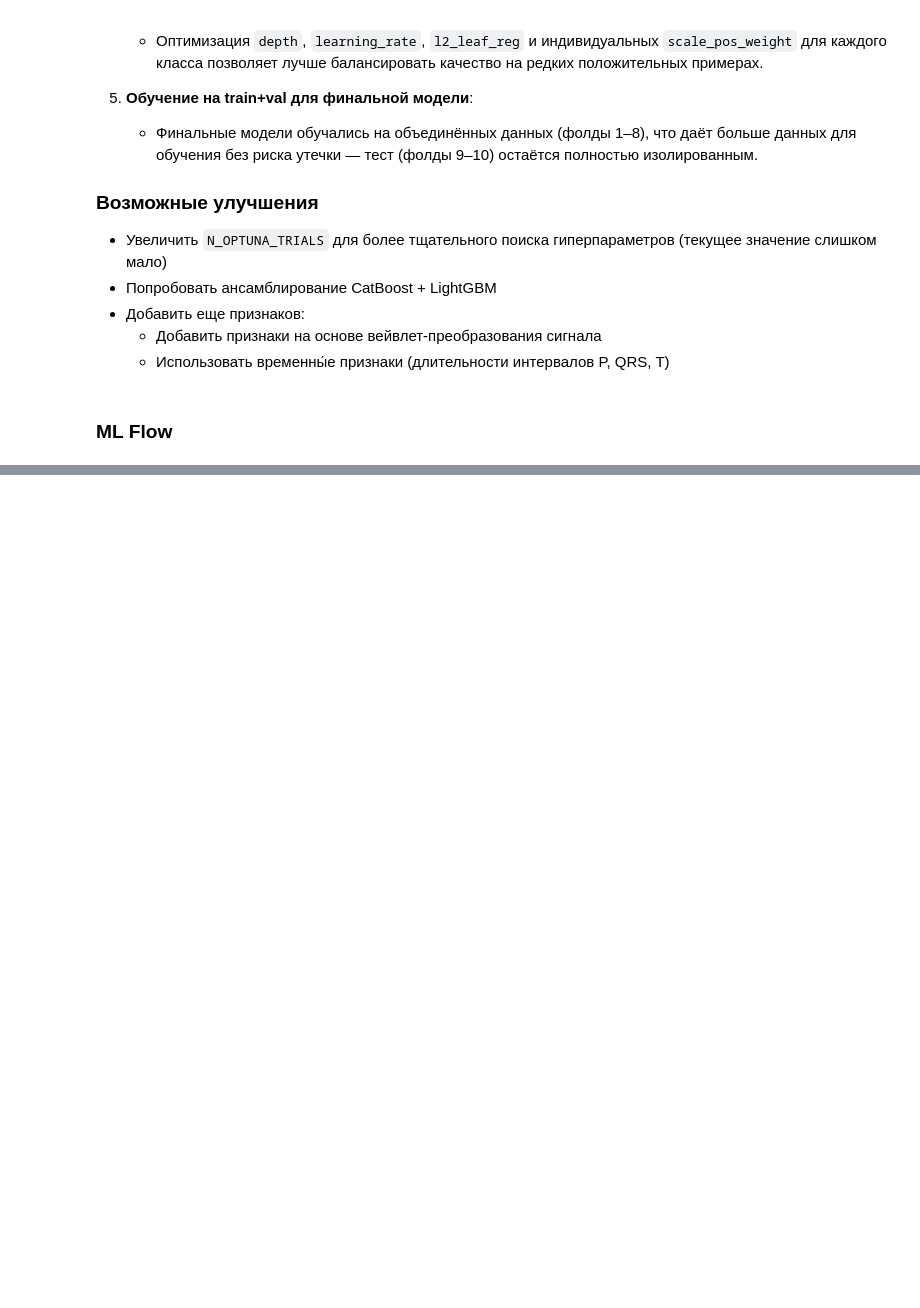
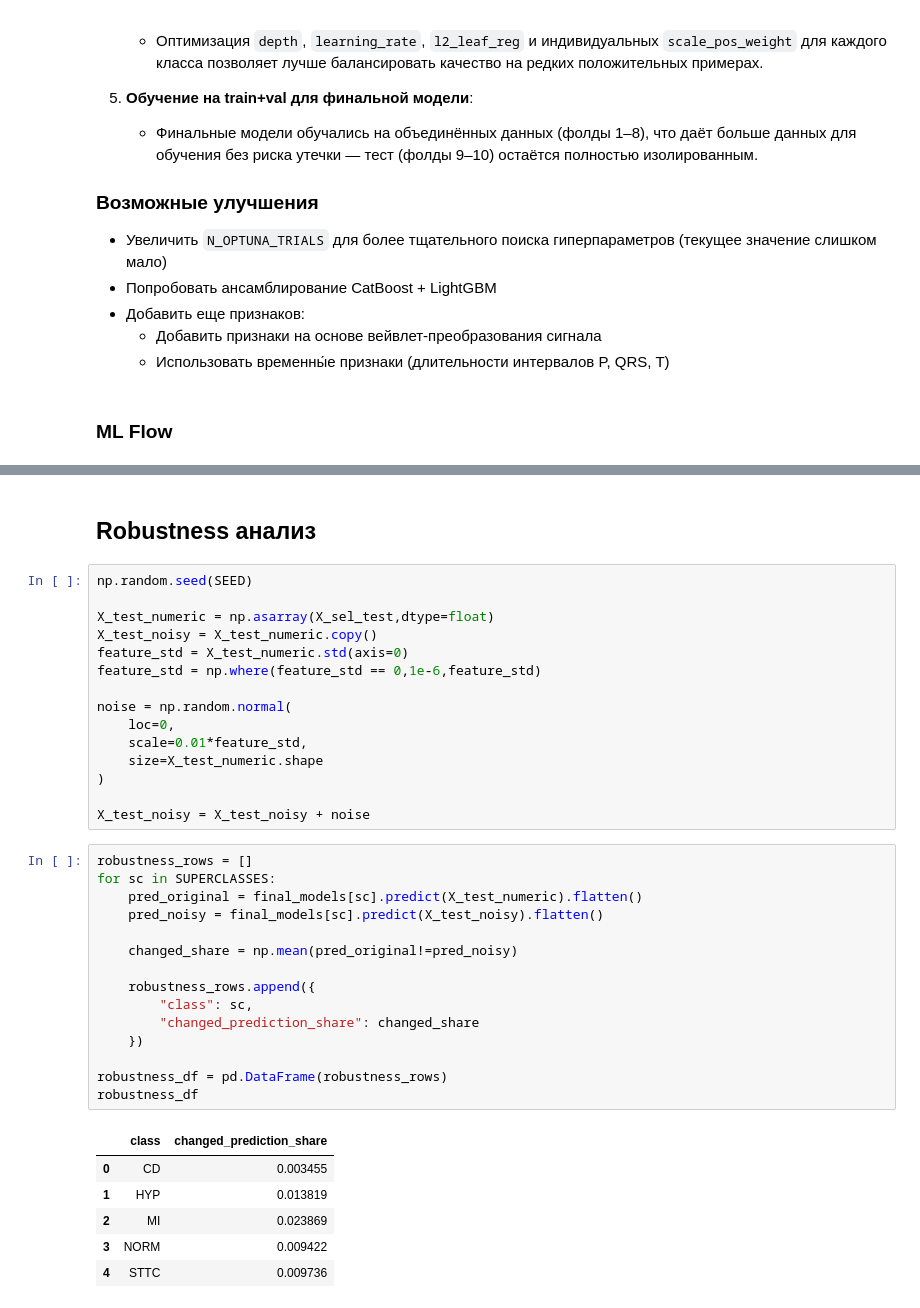
Before and after one commit to elinaail/Medical-Data-Analysis, a Jupyter notebook: ml_experiments.ipynb, the cells around one changed output, grey strips where cells are left out. Cells and saved outputs as stored; diff of their text form; blank space fills up the shorter version.

```diff
--- a/ml_experiments.ipynb
+++ b/ml_experiments.ipynb
@@ -1390,0 +1519,39 @@ with mlflow.start_run(run_name="catboost_tuned_final") as run:
+# %% [markdown]
+## Robustness анализ
+# %%
+np.random.seed(SEED)
+
+X_test_numeric = np.asarray(X_sel_test,dtype=float)
+X_test_noisy = X_test_numeric.copy()
+feature_std = X_test_numeric.std(axis=0)
+feature_std = np.where(feature_std == 0,1e-6,feature_std)
+
+noise = np.random.normal(
+    loc=0,
+    scale=0.01*feature_std,
+    size=X_test_numeric.shape
+)
+
+X_test_noisy = X_test_noisy + noise
+# %%
+robustness_rows = []
+for sc in SUPERCLASSES:
+    pred_original = final_models[sc].predict(X_test_numeric).flatten()
+    pred_noisy = final_models[sc].predict(X_test_noisy).flatten()
+
+    changed_share = np.mean(pred_original!=pred_noisy)
+
+    robustness_rows.append({
+        "class": sc,
+        "changed_prediction_share": changed_share
+    })
+
+robustness_df = pd.DataFrame(robustness_rows)
+robustness_df
+# %% [output]
+|  | class | changed_prediction_share |
+| 0 | CD | 0.003455 |
+| 1 | HYP | 0.013819 |
+| 2 | MI | 0.023869 |
+| 3 | NORM | 0.009422 |
+| 4 | STTC | 0.009736 |
```
Also changed, not shown: parts of 21 cells of this notebook, 3 other files.
